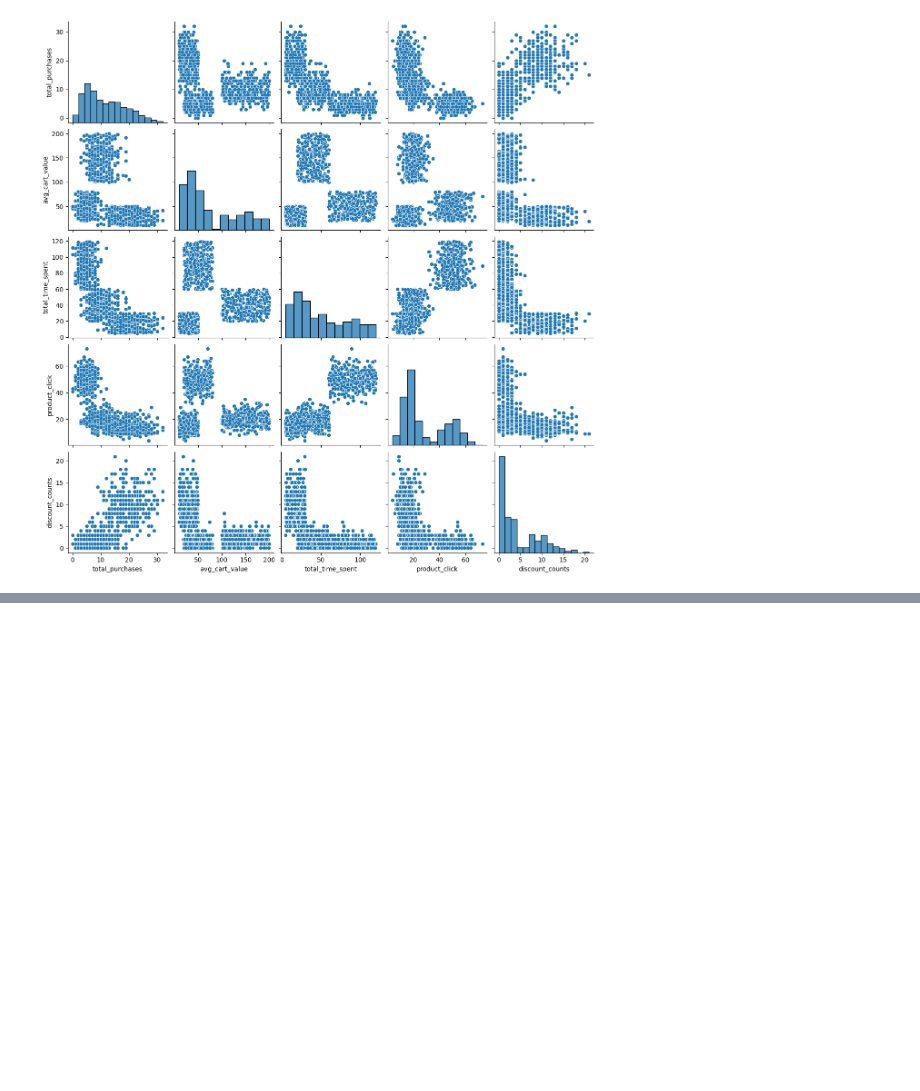
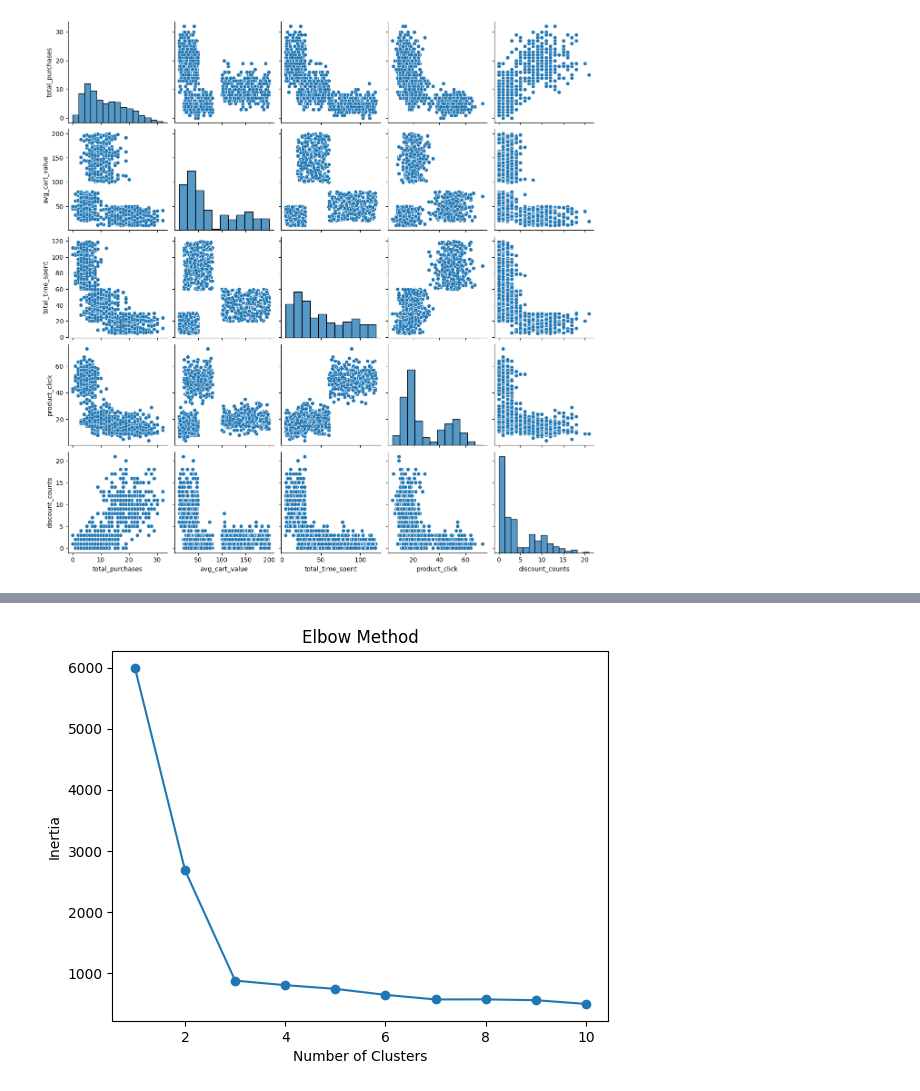
Before and after one commit to SamsudeenAshad/Intellihack_TetraNeurons_02, a Jupyter notebook: Customer Segmentation Script.ipynb, the cells around one changed output, grey strips where cells are left out. Drawn from its saved outputs; the diff is of its cells as text; code cells hidden in the pictures; blank space fills up the shorter version.

```diff
--- a/Customer Segmentation Script.ipynb
+++ b/Customer Segmentation Script.ipynb
@@ -257,0 +379,19 @@ ValueError: could not convert string to float: 'CM00000'
+# %%
+# Cluster summary
+cluster_summary = df.groupby('cluster').mean()
+print(cluster_summary)
+
+# Visualize clusters using PCA (optional)
+from sklearn.decomposition import PCA
+
+# Reduce dimensions to 2D for visualization
+pca = PCA(n_components=2)
+pca_data = pca.fit_transform(scaled_data)
+df['pca1'] = pca_data[:, 0]
+df['pca2'] = pca_data[:, 1]
+
+# Plot clusters
+plt.figure(figsize=(10, 6))
+sns.scatterplot(data=df, x='pca1', y='pca2', hue='cluster', palette='viridis')
+plt.title('Customer Segments (PCA Visualization)')
+plt.show()
@@ -257,0 +400,73 @@ ValueError: could not convert string to float: 'CM00000'
+# %%
+import matplotlib.pyplot as plt
+from sklearn.preprocessing import StandardScaler
+from sklearn.cluster import KMeans
+from sklearn.impute import SimpleImputer
+from sklearn.metrics import silhouette_score, davies_bouldin_score
+
+# Handle missing values by imputing the mean
+imputer = SimpleImputer(strategy='mean')
+df_imputed = pd.DataFrame(imputer.fit_transform(df.drop('customer_id', axis=1)), columns=df.drop('customer_id', axis=1).columns)
+
+# Standardize the data
+scaler = StandardScaler()
+scaled_data = scaler.fit_transform(df_imputed)
+
+# Elbow Method to determine the optimal number of clusters
+inertia = []
+sil_scores = []
+db_scores = []
+
+# Loop through possible values of k (1 to 10 clusters)
+for k in range(1, 11):
+    kmeans = KMeans(n_clusters=k, random_state=42)  # Initialize KMeans with k clusters
+    kmeans.fit(scaled_data)  # Fit the model to the scaled data
+    inertia.append(kmeans.inertia_)  # Append inertia for the current k
+
+    if k > 1:  # Silhouette Score and Davies-Bouldin Score are only meaningful when there are at least 2 clusters
+        sil_score = silhouette_score(scaled_data, kmeans.labels_)
+        db_score = davies_bouldin_score(scaled_data, kmeans.labels_)
+        sil_scores.append(sil_score)
+        db_scores.append(db_score)
+
+# Plot the inertia values for each k (Elbow Method)
+plt.plot(range(1, 11), inertia, marker='o')
+plt.xlabel('Number of Clusters')
+plt.ylabel('Inertia')
+plt.title('Elbow Method')
+plt.show()
+
+# Plot Silhouette Score and Davies-Bouldin Index for each k
+plt.figure(figsize=(12, 6))
+
+# Silhouette Score Plot
+plt.subplot(1, 2, 1)
+plt.plot(range(2, 11), sil_scores, marker='o')
+plt.xlabel('Number of Clusters')
+plt.ylabel('Silhouette Score')
+plt.title('Silhouette Score for each k')
+
+# Davies-Bouldin Index Plot
+plt.subplot(1, 2, 2)
+plt.plot(range(2, 11), db_scores, marker='o')
+plt.xlabel('Number of Clusters')
+plt.ylabel('Davies-Bouldin Index')
+plt.title('Davies-Bouldin Index for each k')
+
+plt.tight_layout()
+plt.show()
+
+# Now let's print evaluation scores for the best k (let's assume k=3)
+kmeans_best = KMeans(n_clusters=3, random_state=42)
+kmeans_best.fit(scaled_data)
+
+sil_score_best = silhouette_score(scaled_data, kmeans_best.labels_)
+db_score_best = davies_bouldin_score(scaled_data, kmeans_best.labels_)
+inertia_score_best = kmeans_best.inertia_
+
+print(f'Best Clustering Evaluation Scores for k=3:')
+print(f'Silhouette Score: {sil_score_best}')
+print(f'Davies-Bouldin Score: {db_score_best}')
+print(f'Inertia: {inertia_score_best}')
+# %% [output]
+[figure, added]
```
Also changed, not shown: parts of 17 cells of this notebook.
